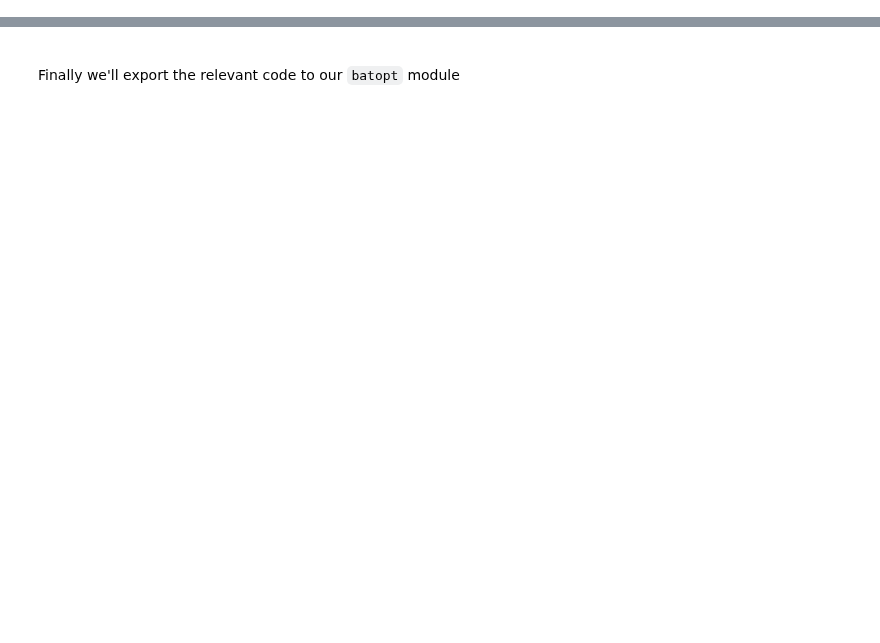
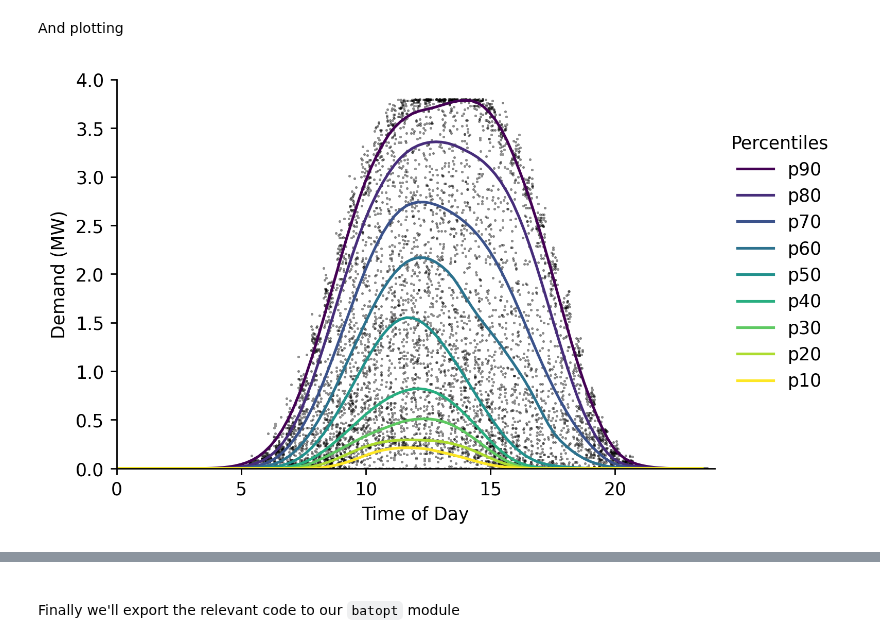
Before and after one commit to AyrtonB/WPD-DS-Challenge, a Jupyter notebook: nbs/03-pv-forecast.ipynb, the cells around one changed output, grey strips where cells are left out. Drawn from its saved outputs; the diff is of its cells as text; code cells hidden in the pictures; blank space fills up the shorter version.

```diff
--- a/nbs/03-pv-forecast.ipynb
+++ b/nbs/03-pv-forecast.ipynb
@@ -14,0 +95,45 @@ import pandas as pd
+# %%
+#exports
+def estimate_daily_solar_quantiles(x, y, x_pred = np.linspace(0, 23.5, 100), **model_kwargs):
+    # Fitting the model
+    df_quantiles = quantile_model(x, y, x_pred=x_pred, **model_kwargs)
+
+    # Cleaning names and sorting for plotting
+    df_quantiles.columns = [f'p{int(col*100)}' for col in df_quantiles.columns]
+    df_quantiles = df_quantiles[df_quantiles.columns[::-1]]
+
+    return df_quantiles
+
+dts = df.index.tz_convert('Europe/London')
+x = np.array(dts.hour + dts.minute/60)
+y = df['pv_power_mw'].values
+
+rerun_daily_solar_model = False
+daily_solar_filename = 'daily_solar_quantile_model_results.csv'
+
+if (rerun_daily_solar_model == True) or (daily_solar_filename not in os.listdir(cache_data_dir)):
+    df_quantiles = estimate_daily_solar_quantiles(x, y, frac=0.2, num_fits=48, robust_iters=3)
+    df_quantiles.to_csv(f'{cache_data_dir}/{daily_solar_filename}')
+else:
+    df_quantiles = pd.read_csv(f'{cache_data_dir}/{daily_demand_filename}', index_col='x')
+# %% [markdown]
+And plotting
+# %%
+x_jittered = x + (np.random.uniform(size=len(x)) - 0.5)/2.5
+
+# Plotting
+fig, ax = plt.subplots(dpi=250)
+
+ax.scatter(x_jittered, y, s=0.2, color='k', alpha=0.5)
+df_quantiles.plot(cmap='viridis', legend=False, ax=ax)
+
+hlp.hide_spines(ax)
+ax.legend(frameon=False, bbox_to_anchor=(1, 0.9), title='Percentiles')
+ax.set_xlabel('Time of Day')
+ax.set_ylabel('Demand (MW)')
+ax.set_xlim(0, 24)
+ax.set_ylim(0, 4)
+
+fig.savefig('../img/daily_solar_profile.png')
+# %% [output]
+[figure, added]
```
Also changed, not shown: parts of 18 cells of this notebook.
